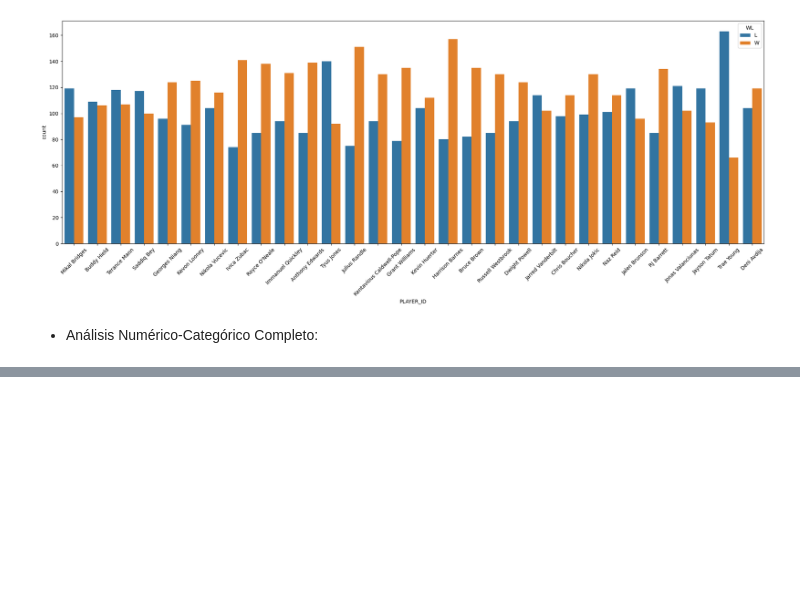
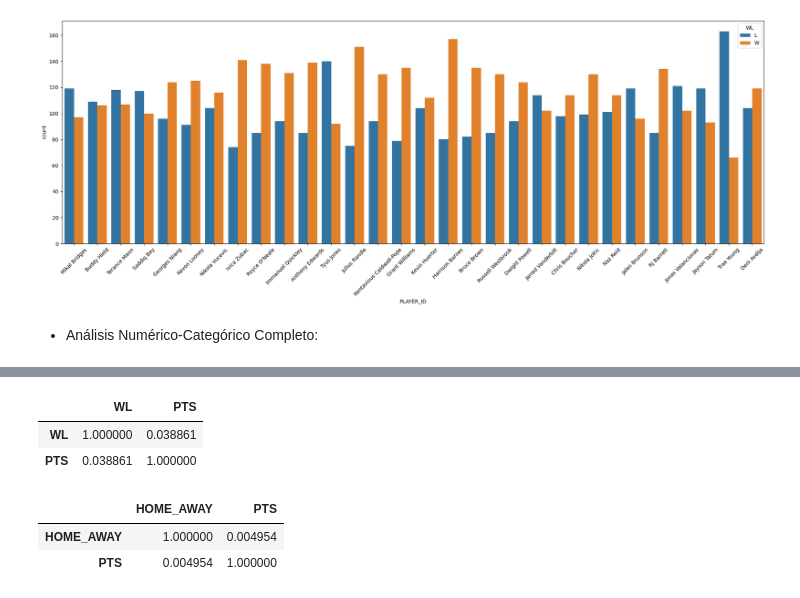
Before and after one commit to sebacent/ProyectoDS, a Jupyter notebook: src/final.ipynb, the cells around one changed output, grey strips where cells are left out. Cells and saved outputs as stored; diff of their text form; code cells hidden in the pictures; blank space fills up the shorter version.

```diff
--- a/src/final.ipynb
+++ b/src/final.ipynb
@@ -1020 +1035,13 @@ players_data["WL1"] = pd.factorize(players_data["WL"])[0]
+# %%
+players_data[["WL","PTS"]].corr(method="kendall")
+# %% [output]
+|  | WL | PTS |
+| WL | 1.000000 | 0.038861 |
+| PTS | 0.038861 | 1.000000 |
+# %%
+players_data[["HOME_AWAY","PTS"]].corr(method="kendall")
+# %% [output]
+|  | HOME_AWAY | PTS |
+| HOME_AWAY | 1.000000 | 0.004954 |
+| PTS | 0.004954 | 1.000000 |
 # %%
```
Also changed, not shown: parts of 7 cells of this notebook.
